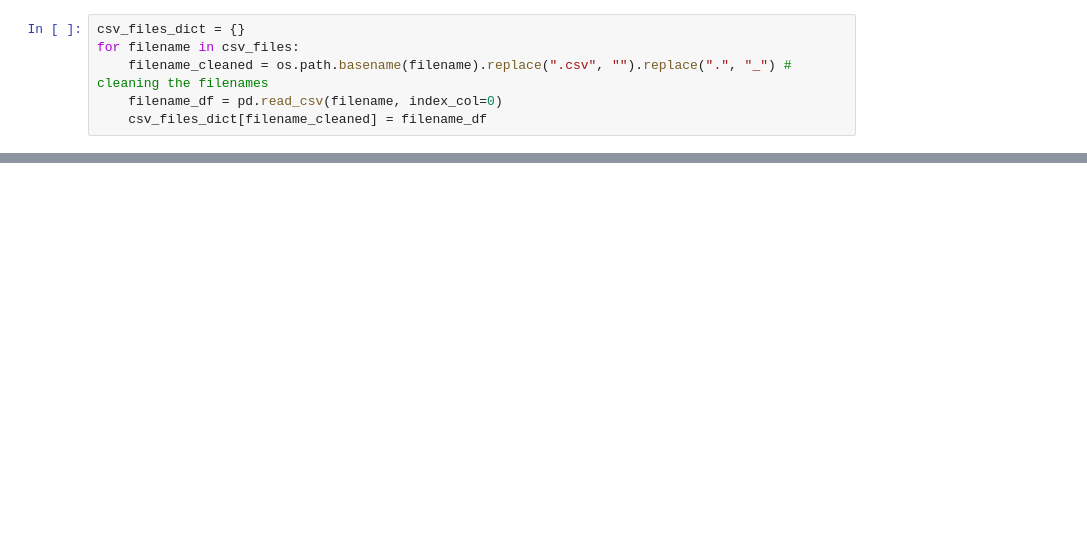
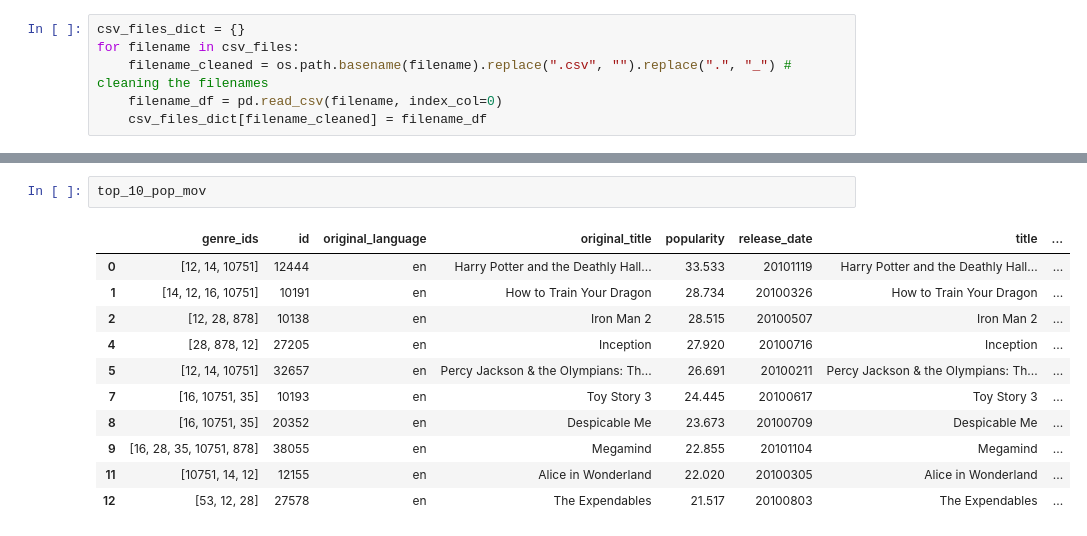
Before and after one commit to blkzen/dsc-mod-1-project-v2-1-onl01-dtsc-ft-012120, a Jupyter notebook: student.ipynb, the cells around one changed output, grey strips where cells are left out. Saved outputs shown, nothing was run; the diff lists cells and outputs as text; blank space fills up the shorter version.

```diff
--- a/student.ipynb
+++ b/student.ipynb
@@ -51,0 +228,14 @@ As we can see,
+# %%
+top_10_pop_mov
+# %% [output]
+|  | genre_ids | id | original_language | original_title | popularity | release_date | title | ... |
+| 0 | [12, 14, 10751] | 12444 | en | Harry Potter and the Deathly Hall... | 33.533 | 20101119 | Harry Potter and the Deathly Hall... | ... |
+| 1 | [14, 12, 16, 10751] | 10191 | en | How to Train Your Dragon | 28.734 | 20100326 | How to Train Your Dragon | ... |
+| 2 | [12, 28, 878] | 10138 | en | Iron Man 2 | 28.515 | 20100507 | Iron Man 2 | ... |
+| 4 | [28, 878, 12] | 27205 | en | Inception | 27.920 | 20100716 | Inception | ... |
+| 5 | [12, 14, 10751] | 32657 | en | Percy Jackson & the Olympians: Th... | 26.691 | 20100211 | Percy Jackson & the Olympians: Th... | ... |
+| 7 | [16, 10751, 35] | 10193 | en | Toy Story 3 | 24.445 | 20100617 | Toy Story 3 | ... |
+| 8 | [16, 10751, 35] | 20352 | en | Despicable Me | 23.673 | 20100709 | Despicable Me | ... |
+| 9 | [16, 28, 35, 10751, 878] | 38055 | en | Megamind | 22.855 | 20101104 | Megamind | ... |
+| 11 | [10751, 14, 12] | 12155 | en | Alice in Wonderland | 22.020 | 20100305 | Alice in Wonderland | ... |
+| 12 | [53, 12, 28] | 27578 | en | The Expendables | 21.517 | 20100803 | The Expendables | ... |
```
Also changed, not shown: parts of 64 cells of this notebook, 7 other files.
